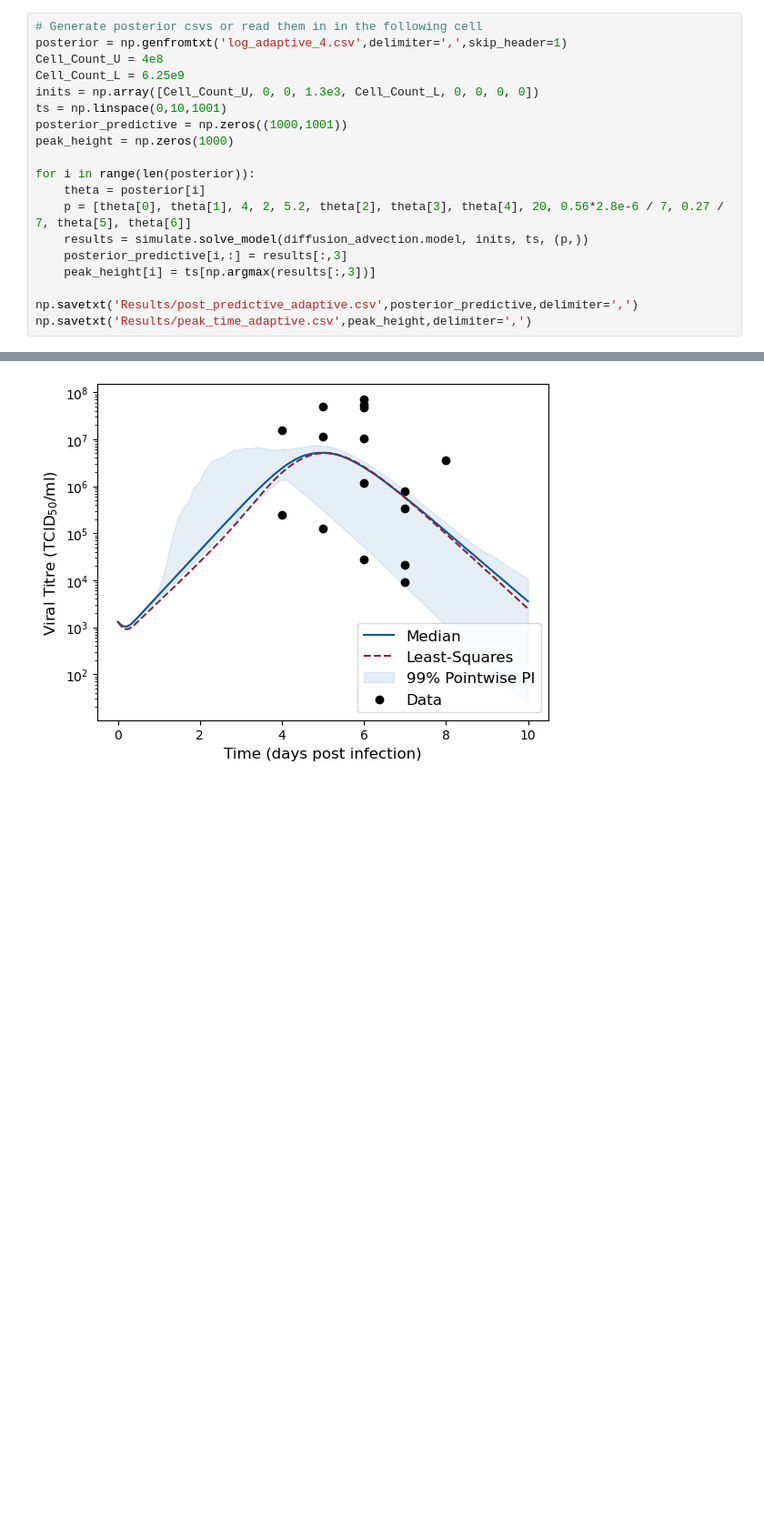
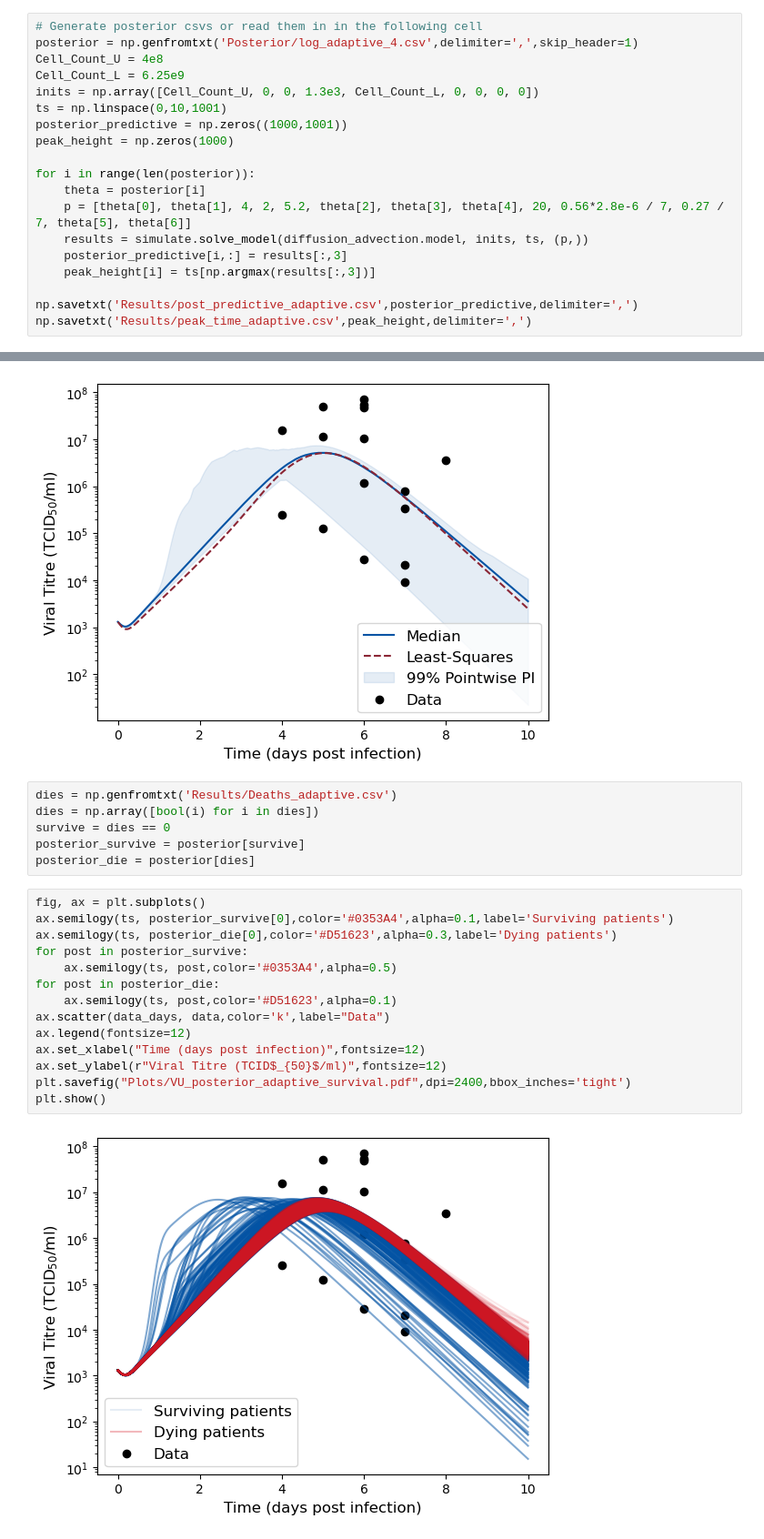
Before and after one commit to joshlooks/avianflu, a Jupyter notebook: article_plotting_adaptive.ipynb, the cells around one changed output, grey strips where cells are left out. Shown: that part at 91% size. Saved outputs shown, nothing was run; the diff lists cells and outputs as text; blank space fills up the shorter version.

```diff
--- a/article_plotting_adaptive.ipynb
+++ b/article_plotting_adaptive.ipynb
@@ -5,7 +5,7 @@ from Models import diffusion_advection
 from matplotlib import pyplot as plt
 # %%
 # Generate posterior csvs or read them in in the following cell
-posterior = np.genfromtxt('log_adaptive_4.csv',delimiter=',',skip_header=1)
+posterior = np.genfromtxt('Posterior/log_adaptive_4.csv',delimiter=',',skip_header=1)
 Cell_Count_U = 4e8
 Cell_Count_L = 6.25e9
 inits = np.array([Cell_Count_U, 0, 0, 1.3e3, Cell_Count_L, 0, 0, 0, 0])
@@ -64,3 +71,25 @@ plt.savefig("Plots/VU_posterior_adaptive.pdf",dpi=2400,bbox_inches='tight')
 plt.show()
 # %% [output]
 [figure]
+# %%
+dies = np.genfromtxt('Results/Deaths_adaptive.csv')
+dies = np.array([bool(i) for i in dies])
+survive = dies == 0
+posterior_survive = posterior[survive]
+posterior_die = posterior[dies]
+# %%
+fig, ax = plt.subplots()
+ax.semilogy(ts, posterior_survive[0],color='#0353A4',alpha=0.1,label='Surviving patients')
+ax.semilogy(ts, posterior_die[0],color='#D51623',alpha=0.3,label='Dying patients')
+for post in posterior_survive:
+    ax.semilogy(ts, post,color='#0353A4',alpha=0.5)
+for post in posterior_die:
+    ax.semilogy(ts, post,color='#D51623',alpha=0.1)
+ax.scatter(data_days, data,color='k',label="Data")
+ax.legend(fontsize=12)
+ax.set_xlabel("Time (days post infection)",fontsize=12)
+ax.set_ylabel(r"Viral Titre (TCID$_{50}$/ml)",fontsize=12)
+plt.savefig("Plots/VU_posterior_adaptive_survival.pdf",dpi=2400,bbox_inches='tight')
+plt.show()
+# %% [output]
+[figure, added]
```
Also changed, not shown: parts of 5 cells of this notebook, 11 other files.
